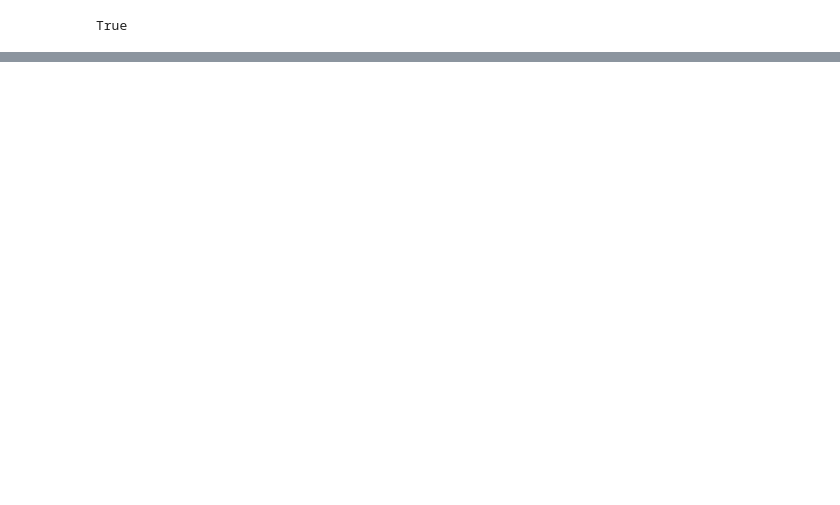
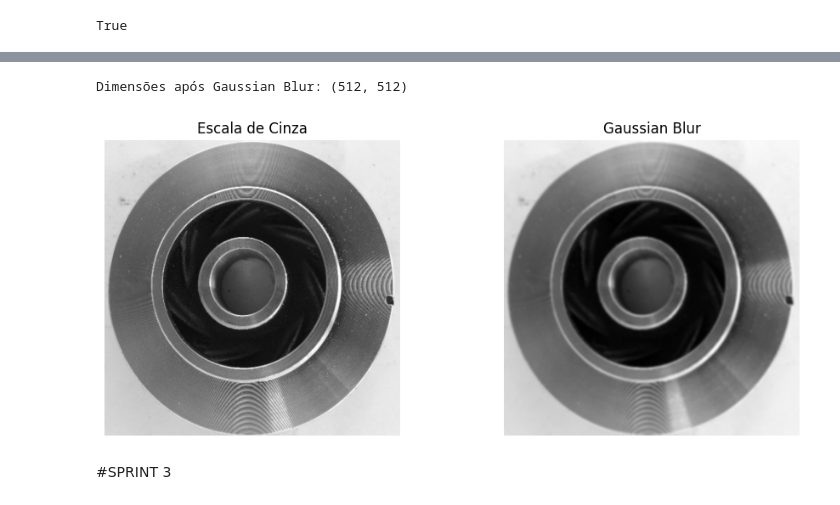
Before and after one commit to cindyjelinsky/miniprojeto_avaliativo_m2_visaocomputacional_sctech, a Jupyter notebook: mini_projeto_modulo2.ipynb, the cells around one changed output, grey strips where cells are left out. Saved outputs shown, nothing was run; the diff lists cells and outputs as text; code cells hidden in the pictures; blank space fills up the shorter version.

Commit message:
Aplicação do Grayscale e Gaussianblur

```diff
--- a/mini_projeto_modulo2.ipynb
+++ b/mini_projeto_modulo2.ipynb
@@ -90,0 +99,25 @@ plt.show()
+# %%
+#Gaussian Blur
+imagem_blur = cv2.GaussianBlur(imagem_cinza, (9,9), 0)
+
+print("Dimensões após Gaussian Blur:", imagem_blur.shape)
+
+plt.figure(figsize=(10, 4))
+
+plt.subplot(1, 2, 1)
+plt.imshow(imagem_cinza, cmap="gray")
+plt.title("Escala de Cinza")
+plt.axis("off")
+
+plt.subplot(1, 2, 2)
+plt.imshow(imagem_blur, cmap="gray")
+plt.title("Gaussian Blur")
+plt.axis("off")
+
+plt.tight_layout()
+plt.show()
+# %% [output]
+Dimensões após Gaussian Blur: (512, 512)
+[figure, added]
+# %% [markdown]
+#SPRINT 3
```
Also changed, not shown: parts of 9 cells of this notebook.
